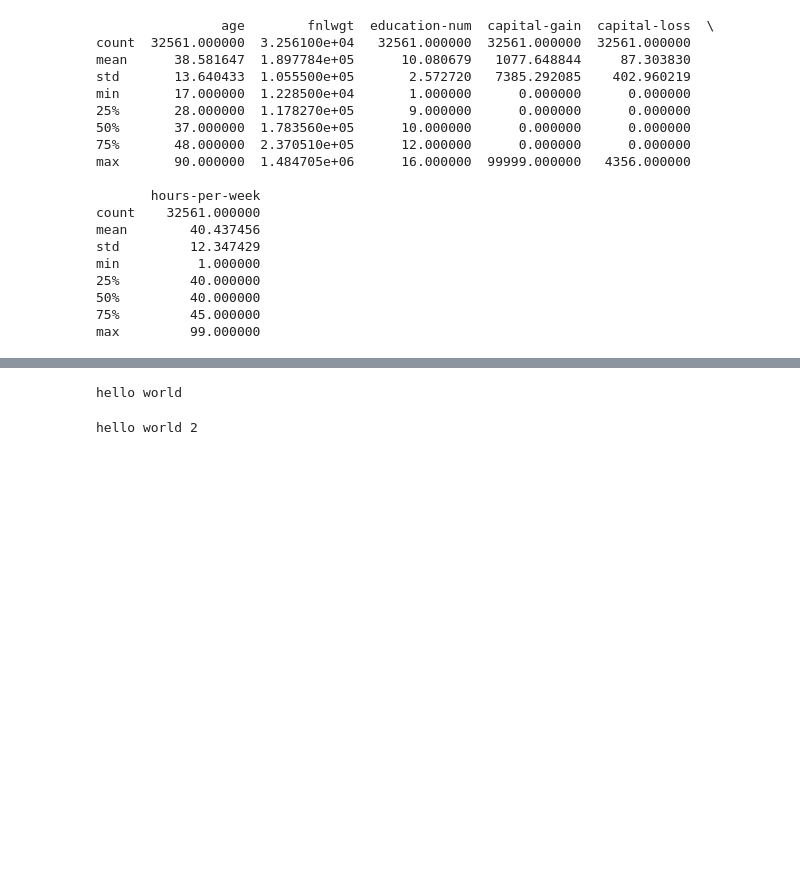
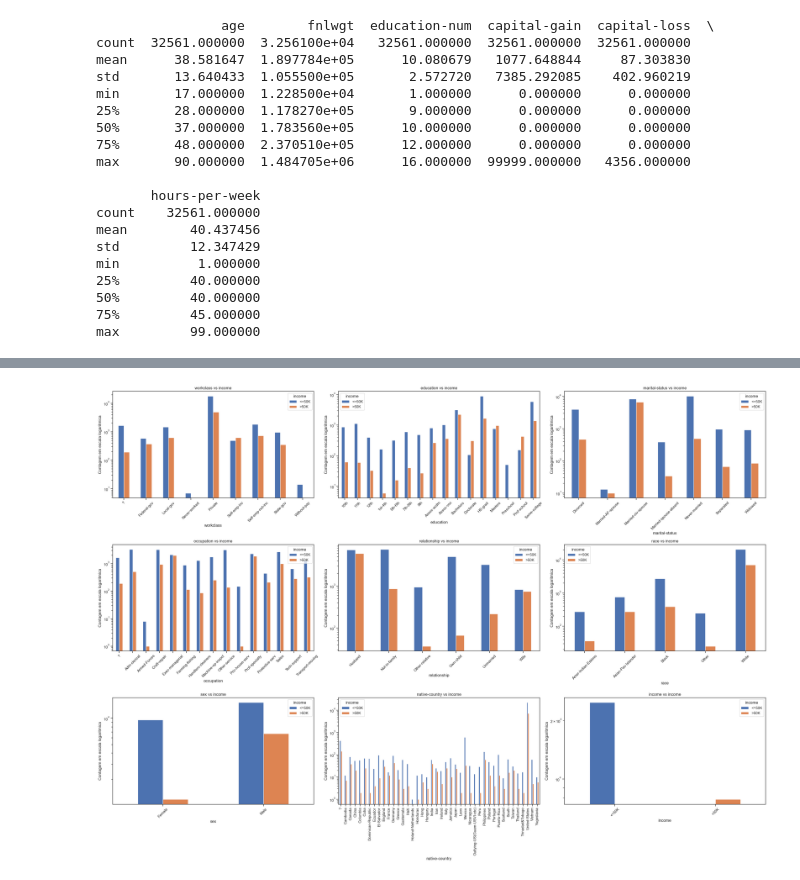
Before and after one commit to iranhonorato/APS-Machine-Learning, a Jupyter notebook: src/projeto_eda.ipynb, the cells around one changed output, grey strips where cells are left out. Cells and saved outputs as stored; diff of their text form; code cells hidden in the pictures; blank space fills up the shorter version.

```diff
--- a/src/projeto_eda.ipynb
+++ b/src/projeto_eda.ipynb
@@ -263,8 +249,29 @@ plt.show()
-# %%
-print("hello world")
-# %% [output]
-hello world
-# %%
-print("hello world 2")
-# %% [output]
-hello world 2
+# %%
+
+# - Analisar relações entre variáveis categóricas e o target 'income' usando gráficos de barras ou tabelas de contingência.
+
+cat_copy = cat.copy()
+
+fig, axes = plt.subplots(3, 3, figsize=(28, 20))
+axes = axes.flatten()
+
+for i, col in enumerate(cat_copy):
+    contingency = pd.crosstab(df[col], df['income'])
+    contingency.plot(
+        kind='bar',
+        ax=axes[i],
+        logy=True,
+
+    )
+
+    axes[i].set_title(f'{col} vs income')
+    axes[i].set_xlabel(col)
+    axes[i].set_ylabel('Contagem em escala logaritmica')
+    axes[i].tick_params(axis='x', rotation=45)
+    if col == "native-country":
+        axes[i].tick_params(axis='x', rotation=90)
+
+plt.tight_layout()
+plt.show()
+# %% [output]
+[figure, added]
```
Also changed, not shown: parts of 4 cells of this notebook.
